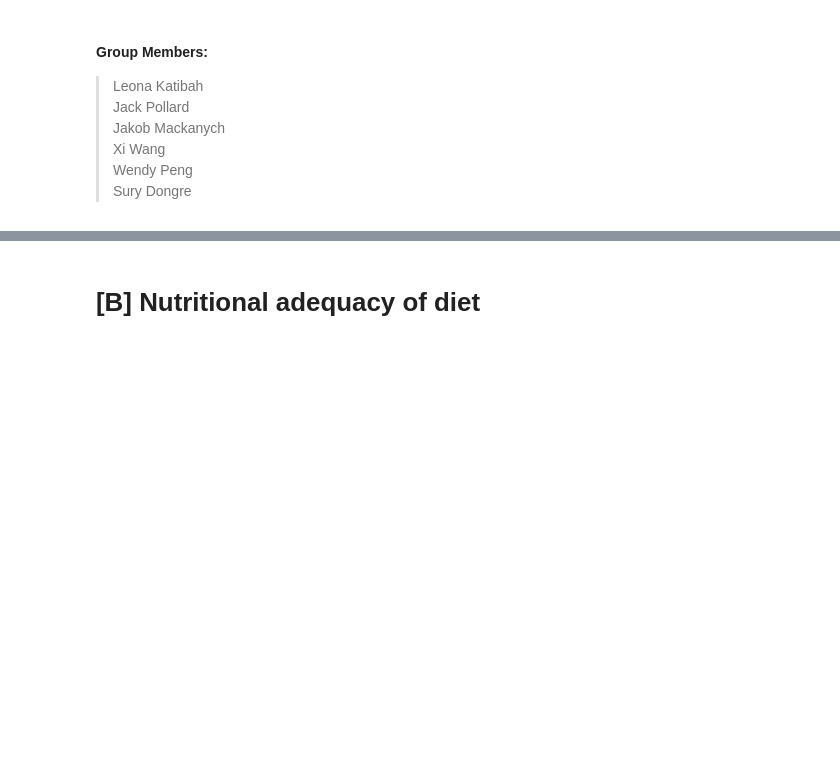
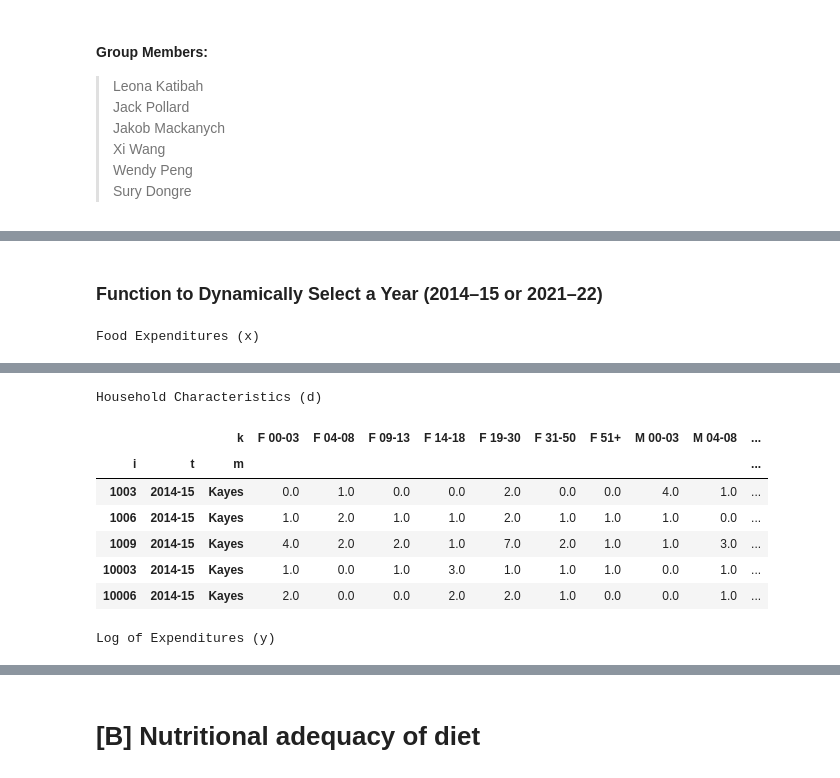
Before and after one commit to JackPollard4/Project-3-, a Jupyter notebook: Jack Mali Document.ipynb, the cells around one changed output, grey strips where cells are left out. Saved outputs shown, nothing was run; the diff lists cells and outputs as text; code cells hidden in the pictures; blank space fills up the shorter version.

Commit message:
wrote functions take in a year parameter

```diff
--- a/Jack Mali Document.ipynb
+++ b/Jack Mali Document.ipynb
@@ -24,0 +43,2 @@ UsageError: Line magic function `%%capture` not found.
+# %%
+Mali_Data = '1FnbKj5gwoAQb0QSunBQmyExHwaiLEAdAFCxL59SWLyg'
@@ -26,0 +152,68 @@ UsageError: Line magic function `%%capture` not found.
+# %% [markdown]
+### Function to Dynamically Select a **Year** (2014–15 or 2021–22)
+# %%
+def process_data_per_year(mali_data, year):
+    """
+    Processes the Mali dataset for a given year.
+
+    Parameters:
+      mali_data: The key or identifier for your Sheets data.
+      year_str: The time period to filter by (e.g., "2021-22").
+
+    Returns:
+      x: DataFrame of processed food expenditures.
+      p: DataFrame of processed food prices (only for goods with expenditures).
+      y: DataFrame of the log of expenditures.
+      d: DataFrame of household characteristics for the selected year.
+    """
+    # --- Food Expenditures ---
+    sheet_expend = f"Food Expenditures ({year})"
+    x = read_sheets(mali_data, sheet=sheet_expend)
+    # Set multi-index and squeeze if possible (your code expects a Series)
+    x = x.set_index(['i','t','m','j']).squeeze()
+
+    # --- Food Prices ---
+    sheet_prices = f"Food Prices ({year})"
+    p = read_sheets(mali_data, sheet=sheet_prices).set_index(['t','m','j','u'])
+    # Compute medians of prices for each time, place, good, and unit
+    p = p.groupby(['t','m','j','u']).median()
+    # Keep only metric units (e.g., 'kg')
+    p = p.xs('kg', level="u").squeeze().unstack('j')
+    # Drop prices for goods we don't have expenditures for
+    p = p[x.index.levels[-1]].T
+
+    # --- Household Characteristics ---
+    d = read_sheets(mali_data, sheet="Household Characteristics")
+    # Filter the data for the selected year
+    d = d[d.t == year]
+    # Set column names attribute and replace missing values with zeros
+    d.columns.name = 'k'
+    d = d.replace(np.nan, 0)
+
+    # --- Expenditures Processing ---
+    x = x.T.groupby(['i','t','m','j']).sum()
+    x = x.replace(0, np.nan)
+    # Take logarithms of expenditures; call this y
+    y = np.log(x)
+
+    # --- Set index for household characteristics ---
+    d.set_index(['i','t','m'], inplace=True)
+
+    return x, y, d
+
+#Change Year and Run Cell
+x, y, d = process_data_per_year(Mali_Data, "2014-15")
+
+print("Food Expenditures (x)")
+display(x.head())
+
+print("Household Characteristics (d)")
+display(d.head())
+
+print("Log of Expenditures (y)")
+display(y.head())
+
+#print("Prices (p)")
+#display(p.head())
+# %% [output]
+Food Expenditures (x)
@@ -26,0 +227,9 @@ UsageError: Line magic function `%%capture` not found.
+Household Characteristics (d)
+|  |  | k | F 00-03 | F 04-08 | F 09-13 | F 14-18 | F 19-30 | F 31-50 | F 51+ | M 00-03 | M 04-08 | ... |
+| i | t | m |  |  |  |  |  |  |  |  |  | ... |
+| 1003 | 2014-15 | Kayes | 0.0 | 1.0 | 0.0 | 0.0 | 2.0 | 0.0 | 0.0 | 4.0 | 1.0 | ... |
+| 1006 | 2014-15 | Kayes | 1.0 | 2.0 | 1.0 | 1.0 | 2.0 | 1.0 | 1.0 | 1.0 | 0.0 | ... |
+| 1009 | 2014-15 | Kayes | 4.0 | 2.0 | 2.0 | 1.0 | 7.0 | 2.0 | 1.0 | 1.0 | 3.0 | ... |
+| 10003 | 2014-15 | Kayes | 1.0 | 0.0 | 1.0 | 3.0 | 1.0 | 1.0 | 1.0 | 0.0 | 1.0 | ... |
+| 10006 | 2014-15 | Kayes | 2.0 | 0.0 | 0.0 | 2.0 | 2.0 | 1.0 | 0.0 | 0.0 | 1.0 | ... |
+Log of Expenditures (y)
```
Also changed, not shown: parts of 18 cells of this notebook, 2 other files.
